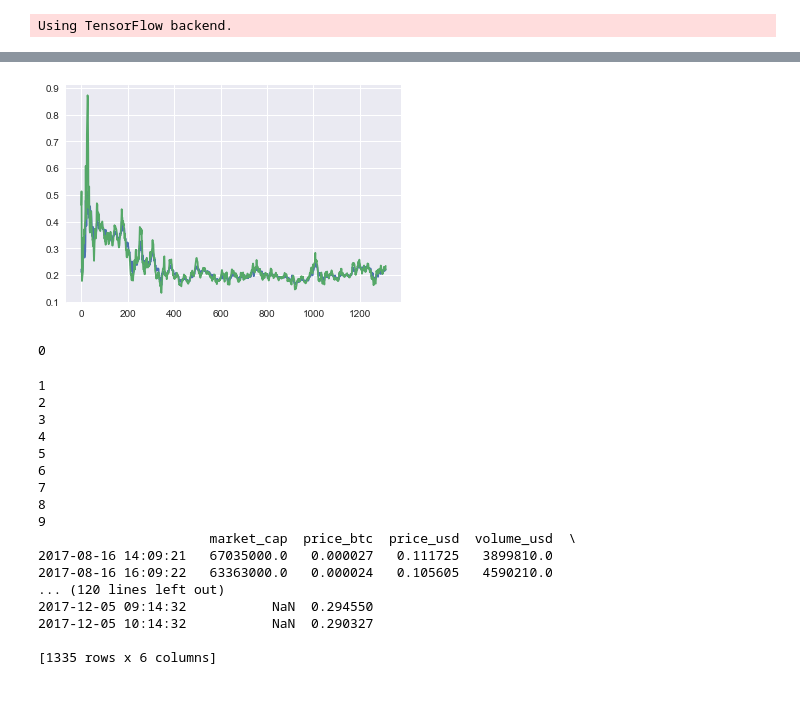
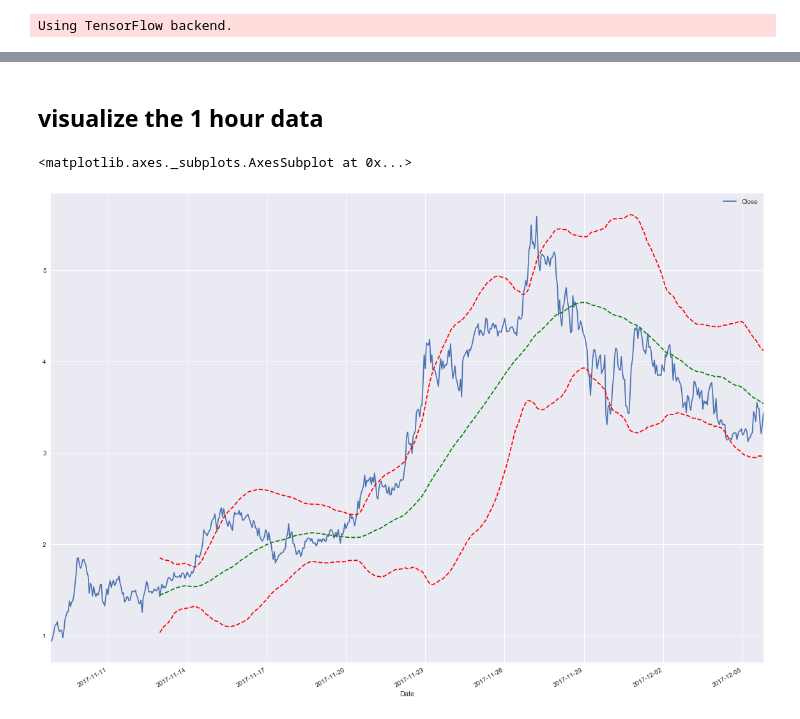
Before and after one commit to hao44le/gelei_bulbea, a Jupyter notebook: load model and predict the future.ipynb, the cells around one changed output, grey strips where cells are left out. Drawn from its saved outputs; the diff is of its cells as text; code cells hidden in the pictures.

```diff
--- a/load model and predict the future.ipynb
+++ b/load model and predict the future.ipynb
@@ -80,0 +51,28 @@ mean_squared_error(ytest, predicted)
+# %%
+from datetime import timedelta
+import pandas as pd
+
+def convert_with_n_hour_gap(data,n):
+    times = data.index.copy()
+    first_time = times[0].to_datetime()
+    v_dict = dict()
+
+    for x in range(1,len(times)):
+        t = times[x].to_datetime()
+        if n == 24:
+            success = t.day == first_time.day + 1
+        else:
+            success = (first_time + timedelta(hours=n)).hour == t.hour
+        if success:
+            first_time = t
+            index = pd.Timestamp(t)
+            v_dict[index] = data.loc[index]['Close']
+    df = pd.DataFrame(list(v_dict.items()), columns=['Date', 'Close'])
+    df.set_index("Date",inplace=True)
+    return df
+# %%
+share_array = []
+for i in range(1,25):
+    df = convert_with_n_hour_gap(data,i)
+    share = bb.Share("123",'123',data=df)
+    share_array.append(share)
@@ -81,5 +87,12 @@ mean_squared_error(ytest, predicted)
+# %% [markdown]
+## visualize the 1 hour data
+# %%
+% matplotlib inline
+share_array[0].plot(['Close'], figsize = (20, 15), bollinger_bands = True, period = 100, bandwidth = 2)
+# %% [output]
+<matplotlib.axes._subplots.AxesSubplot at 0x...>
+[figure, added]
 # %%
-import matplotlib.pyplot as pplt
 from bulbea.entity.share import _reverse_cummulative_return
 
 def rever_back(ori_ytest,predicted):
@@ -89,14 +102,6 @@ def rever_back(ori_ytest,predicted):
         predict = predicted[x]
         new_pre.append(_reverse_cummulative_return(t,predict))
     return new_pre
-
-new_pre = rever_back(ori_ytest,predicted)
-
-pplt.plot(ori_ytest)
-pplt.plot(new_pre)
-pplt.show()
-# %% [output]
-[figure, removed]
 # %%
 from datetime import timedelta
 import pandas as pd
@@ -136,21 +135,0 @@ def predict_next_n_hours(n,share):
-# %%
-predict_next_n_hours(10,share)
-# %% [output]
-0
-1
-2
-3
-4
-5
-6
-7
-8
-9
-                      market_cap  price_btc  price_usd  volume_usd  \
-2017-08-16 14:09:21   67035000.0   0.000027   0.111725   3899810.0
-2017-08-16 16:09:22   63363000.0   0.000024   0.105605   4590210.0
-... (120 lines left out)
-2017-12-05 09:14:32           NaN  0.294550
-2017-12-05 10:14:32           NaN  0.290327
-
-[1335 rows x 6 columns]
```
Also changed, not shown: parts of 18 cells of this notebook, 47 other files.
